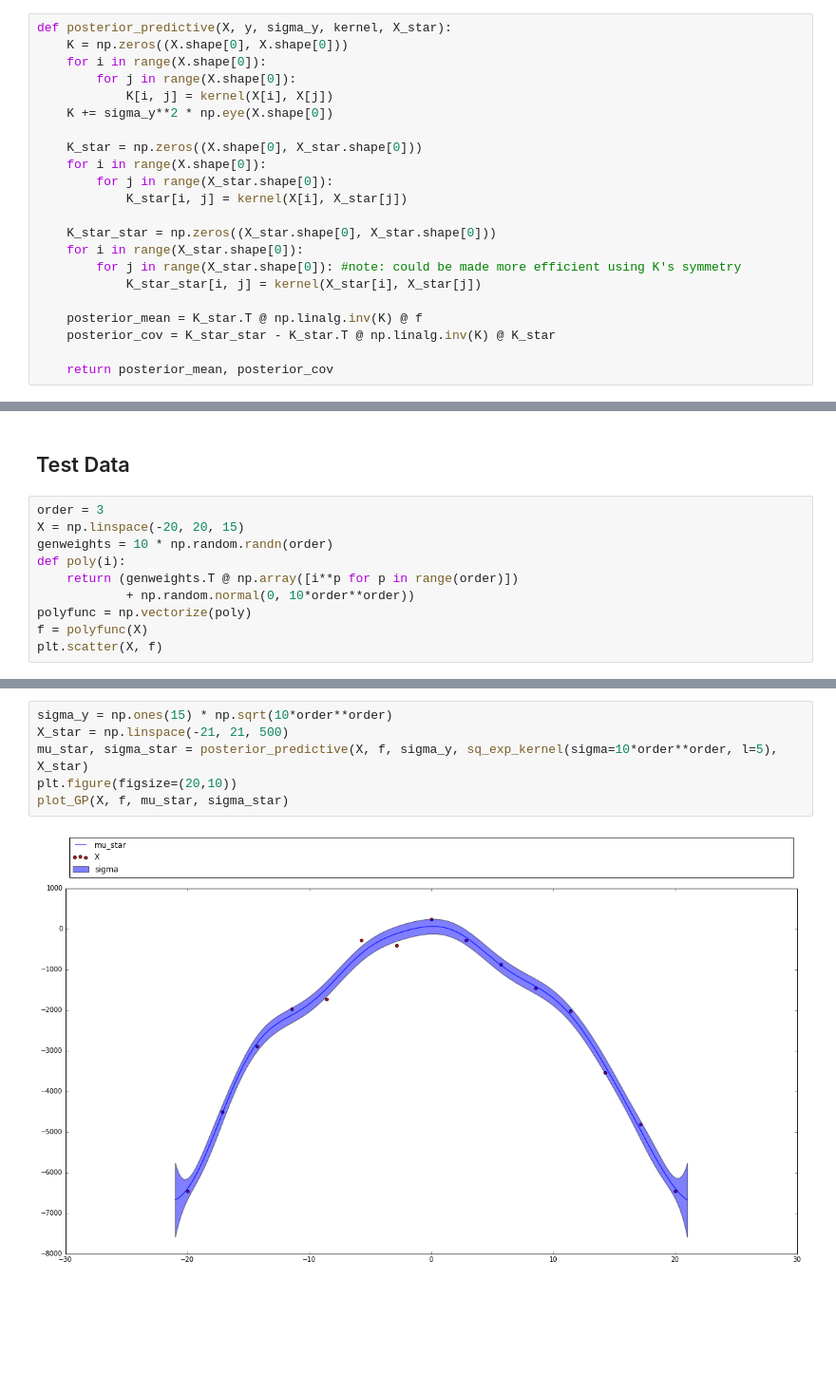
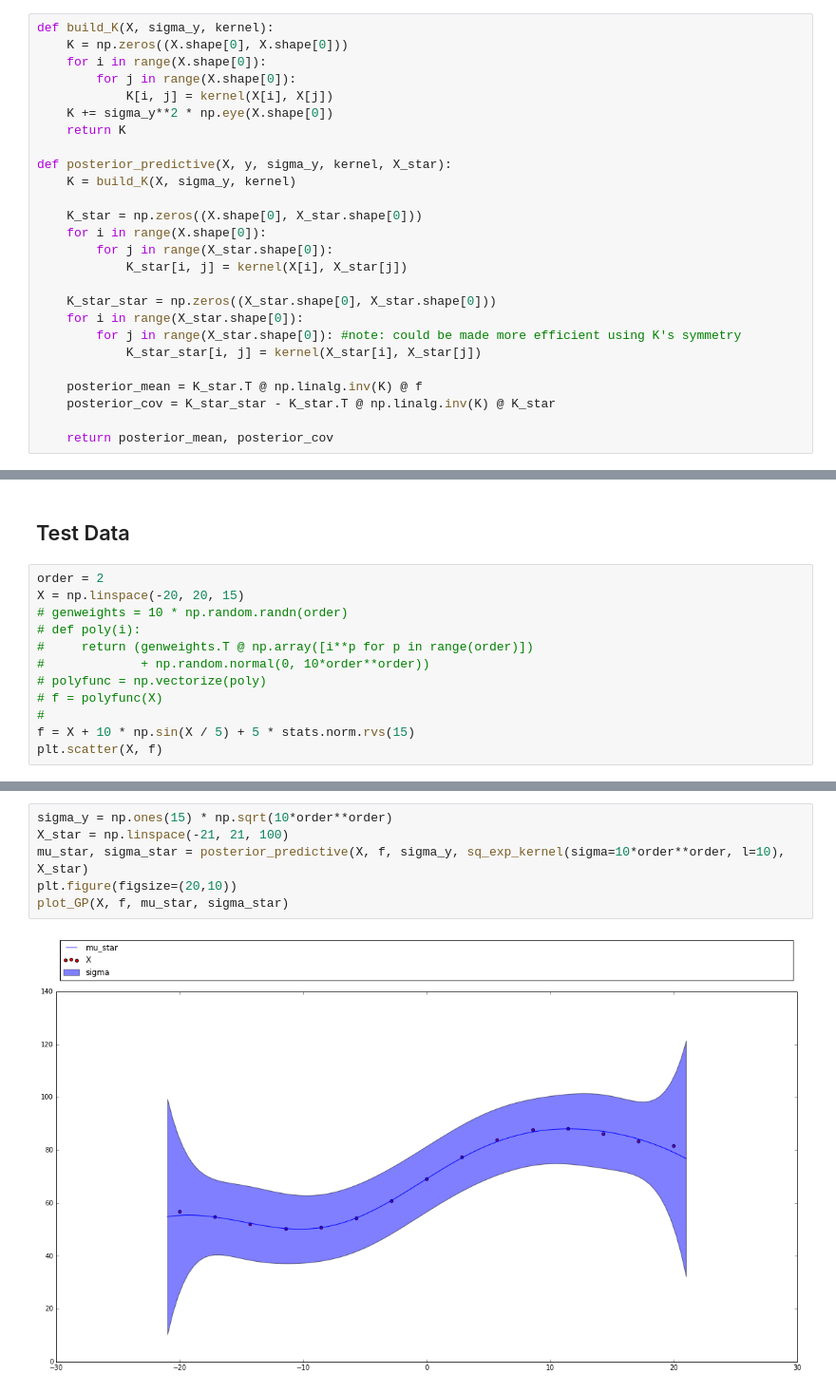
Before and after one commit to ndiamant/econ136_final_project, a Jupyter notebook: gp.ipynb, the cells around one changed output, grey strips where cells are left out. Shown at 95% size. Saved outputs shown, nothing was run; the diff lists cells and outputs as text; blank space fills up the shorter version.

```diff
--- a/gp.ipynb
+++ b/gp.ipynb
@@ -6,11 +7,15 @@ from scipy import optimize
 %matplotlib inline
 # %%
-def posterior_predictive(X, y, sigma_y, kernel, X_star):
+def build_K(X, sigma_y, kernel):
     K = np.zeros((X.shape[0], X.shape[0]))
     for i in range(X.shape[0]):
         for j in range(X.shape[0]):
             K[i, j] = kernel(X[i], X[j])
     K += sigma_y**2 * np.eye(X.shape[0])
+    return K
+
+def posterior_predictive(X, y, sigma_y, kernel, X_star):
+    K = build_K(X, sigma_y, kernel)
 
     K_star = np.zeros((X.shape[0], X_star.shape[0]))
     for i in range(X.shape[0]):
@@ -200,14 +199,16 @@ def plot_GP(X, f, mu_star, sigma_star):
 # %% [markdown]
 ## Test Data
 # %%
-order = 3
+order = 2
 X = np.linspace(-20, 20, 15)
-genweights = 10 * np.random.randn(order)
-def poly(i):
-    return (genweights.T @ np.array([i**p for p in range(order)])
-            + np.random.normal(0, 10*order**order))
-polyfunc = np.vectorize(poly)
-f = polyfunc(X)
+# genweights = 10 * np.random.randn(order)
+# def poly(i):
+#     return (genweights.T @ np.array([i**p for p in range(order)])
+#             + np.random.normal(0, 10*order**order))
+# polyfunc = np.vectorize(poly)
+# f = polyfunc(X)
+#
+f = X + 10 * np.sin(X / 5) + 5 * stats.norm.rvs(15)
 plt.scatter(X, f)
 # %% [output]
 <matplotlib.collections.PathCollection at 0x...>
@@ -215,11 +216,11 @@ plt.scatter(X, f)
 # %%
 sigma_y = np.ones(15) * np.sqrt(10*order**order)
-X_star = np.linspace(-21, 21, 500)
-mu_star, sigma_star = posterior_predictive(X, f, sigma_y, sq_exp_kernel(sigma=10*order**order, l=5), X_star)
+X_star = np.linspace(-21, 21, 100)
+mu_star, sigma_star = posterior_predictive(X, f, sigma_y, sq_exp_kernel(sigma=10*order**order, l=10), X_star)
 plt.figure(figsize=(20,10))
 plot_GP(X, f, mu_star, sigma_star)
 # %% [output]
-[figure, old version]
+[figure, new version]
 # %%
 plt.figure(figsize=(20, 10))
 
```
Also changed, not shown: parts of 14 cells of this notebook.
